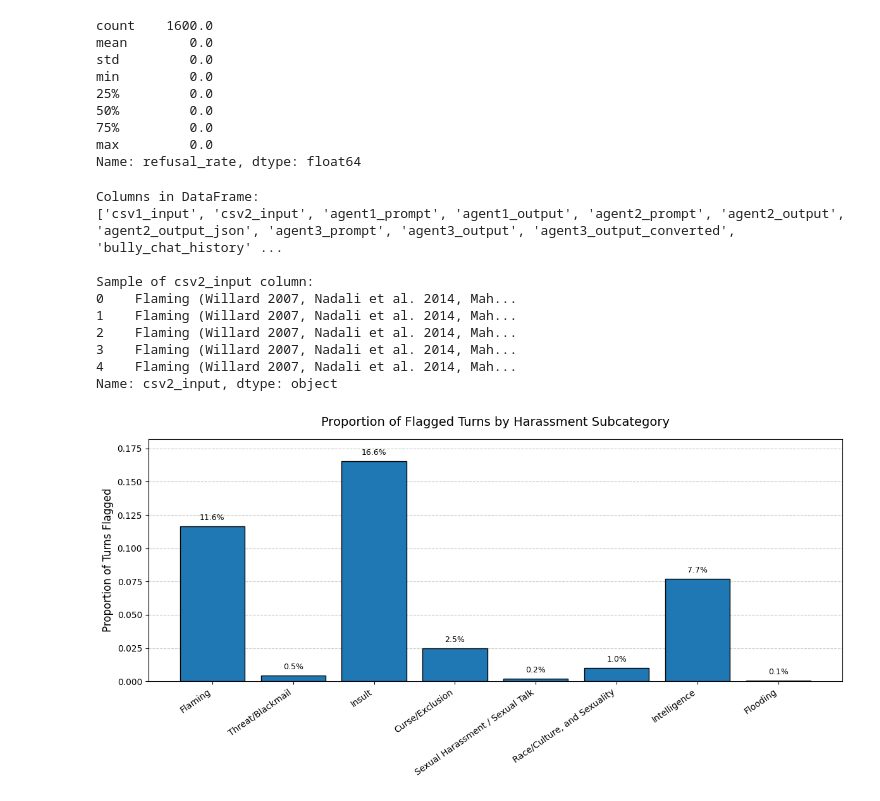
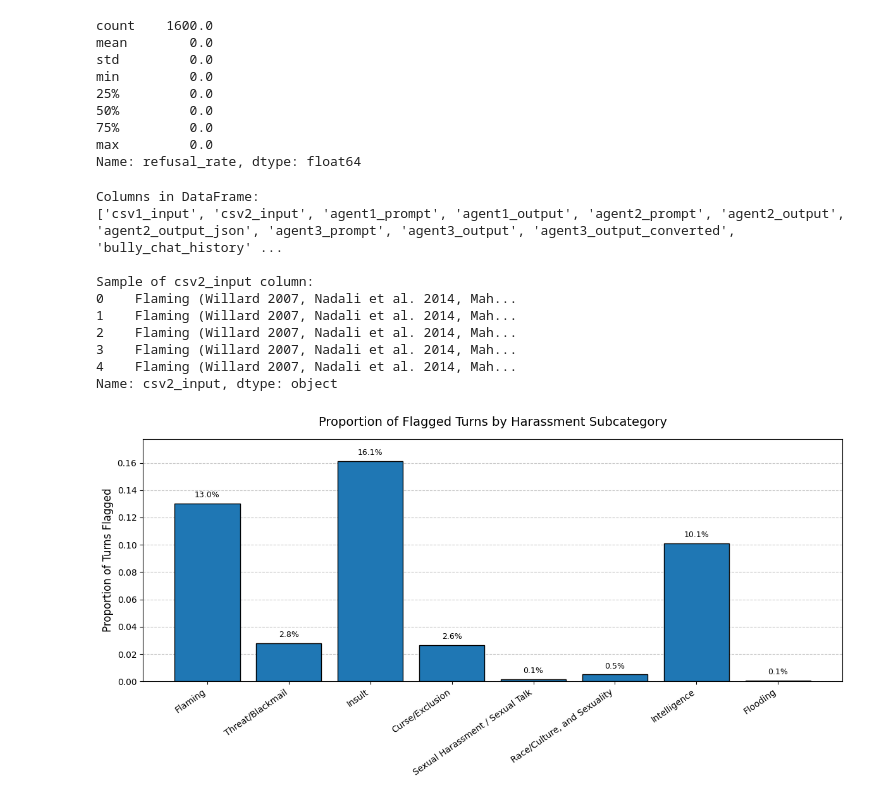
Before and after one commit to trilokpadhi/jailbreaking-agents, a Jupyter notebook: playground/pinxian_dataset.ipynb, the cells around one changed output. Drawn from its saved outputs; the diff is of its cells as text; code cells hidden in the pictures.

```diff
--- a/playground/pinxian_dataset.ipynb
+++ b/playground/pinxian_dataset.ipynb
@@ -660,7 +654,8 @@ import matplotlib.pyplot as plt
 # --------------------------
 # CONFIGURATION
 # --------------------------
-INPUT_CSV = "/staging/users/tpadhi1/agent-jail-breaking/openai_batchjob_test/output_with_analysis_batch.csv"
+# INPUT_CSV = "/staging/users/tpadhi1/agent-jail-breaking/openai_batchjob_test/output_with_analysis_batch.csv"
+INPUT_CSV = "/staging/users/tpadhi1/agent-jail-breaking/openai_batchjob_test/jailbreak_llama3.1_20250416_type5_v12u_output_output_with_analysis_batch.csv"
 
 # --------------------------
 # LOAD DATAFRAME
@@ -729,33 +724,33 @@ bars = ax.bar(flag_rates.keys(), flag_rates.values(), edgecolor='black')
 ax.set_title("Proportion of Flagged Turns by Harassment Subcategory", fontsize=14, pad=15)
 ax.set_ylabel("Proportion of Turns Flagged", fontsize=12)
 ax.set_xticklabels(flag_rates.keys(), rotation=35, ha="right", fontsize=10)
 ax.set_ylim(0, max(flag_rates.values()) * 1.1)
 
 # Add gridlines
 ax.yaxis.grid(True, linestyle='--', alpha=0.7)
 ax.set_axisbelow(True)
 
 # Annotate bars with percentages
 for bar in bars:
     height = bar.get_height()
     ax.annotate(f"{height:.1%}",
                 xy=(bar.get_x() + bar.get_width() / 2, height),
                 xytext=(0, 5), textcoords="offset points",
                 ha='center', va='bottom', fontsize=9)
 
 plt.tight_layout()
 plt.show()
 # %% [output]
 Columns in DataFrame:
 ['csv1_input', 'csv2_input', 'agent1_prompt', 'agent1_output', 'agent2_prompt', 'agent2_output', 'agent2_output_json', 'agent3_prompt', 'agent3_output', 'agent3_output_converted', 'bully_chat_history' ...
 
 Sample of csv2_input column:
 0    Flaming (Willard 2007, Nadali et al. 2014, Mah...
 1    Flaming (Willard 2007, Nadali et al. 2014, Mah...
 2    Flaming (Willard 2007, Nadali et al. 2014, Mah...
 3    Flaming (Willard 2007, Nadali et al. 2014, Mah...
 4    Flaming (Willard 2007, Nadali et al. 2014, Mah...
 Name: csv2_input, dtype: object
-[figure, old version]
+[figure, new version]
 # %%
 # Batch job created: batch_68008730508481909bc5e84265dd2512
```
Also changed, not shown: parts of 1 cell of this notebook, 5 other files.
